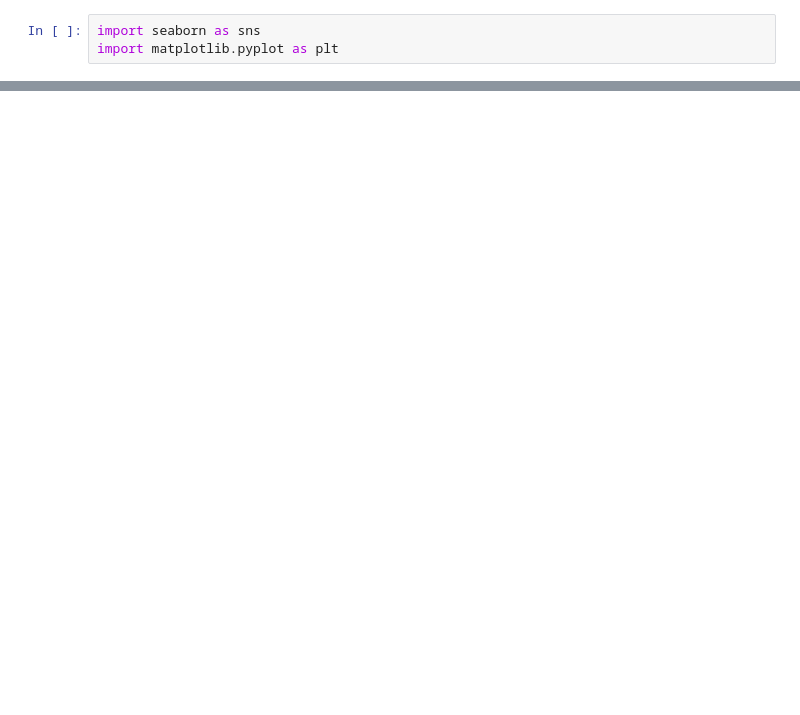
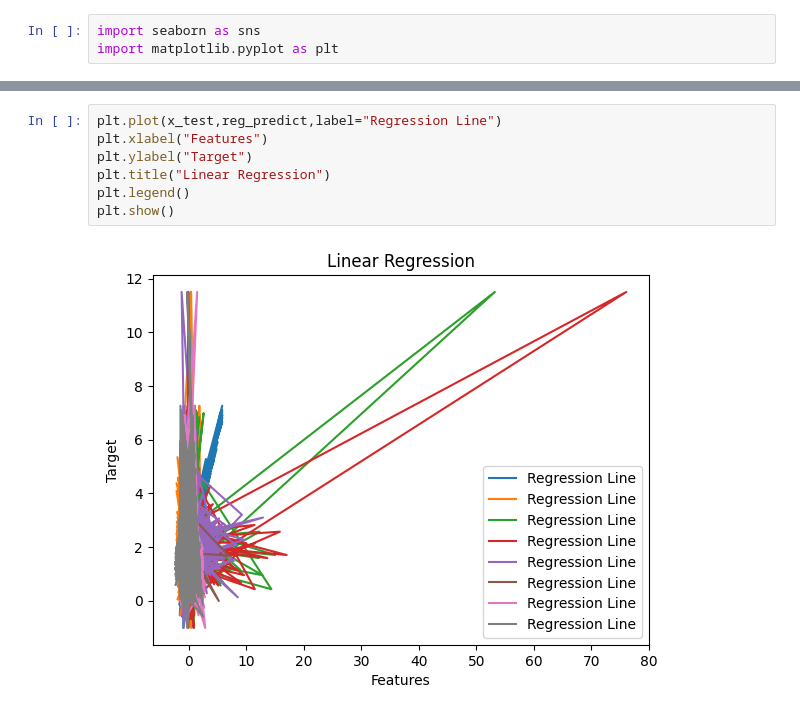
Before and after one commit to GaneshPatil2001/ML_Tutorial, a Jupyter notebook: Supervised Learning/Regression/Linear_Regression.ipynb, the cells around one changed output, grey strips where cells are left out. Cells and saved outputs as stored; diff of their text form; blank space fills up the shorter version.

```diff
--- a/Supervised Learning/Regression/Linear_Regression.ipynb
+++ b/Supervised Learning/Regression/Linear_Regression.ipynb
@@ -135,0 +141,9 @@ r2_score(y_test,reg_predict)
+# %%
+plt.plot(x_test,reg_predict,label="Regression Line")
+plt.xlabel("Features")
+plt.ylabel("Target")
+plt.title("Linear Regression")
+plt.legend()
+plt.show()
+# %% [output]
+[figure, added]
```
Also changed, not shown: parts of 5 cells of this notebook, 1 other file.
